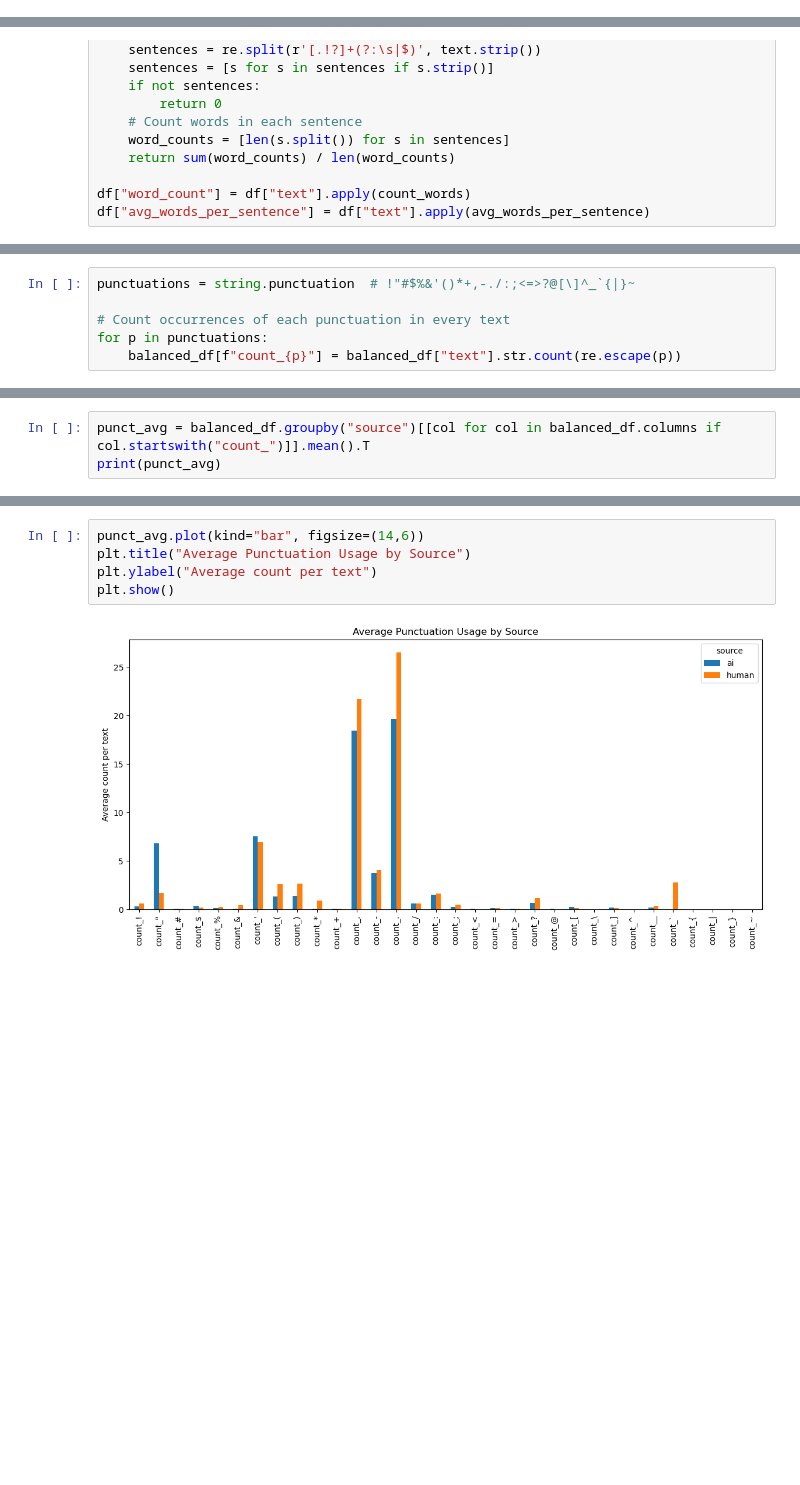
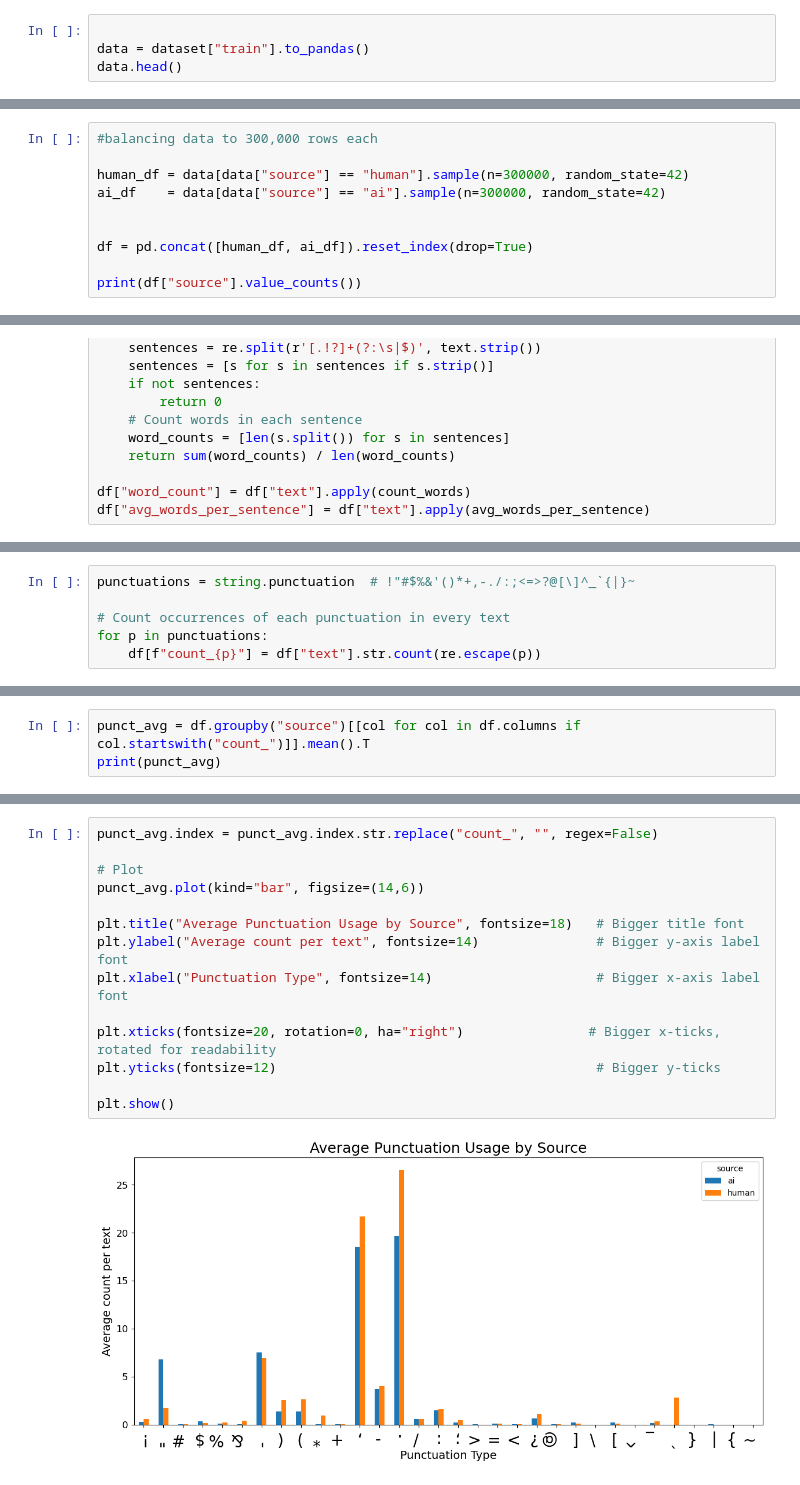
Before and after one commit to Dolev-Rapaport/ai_detection, a Jupyter notebook: main_notebook.ipynb, the cells around one changed output, grey strips where cells are left out. Drawn from its saved outputs; the diff is of its cells as text; blank space fills up the shorter version.

```diff
--- a/main_notebook.ipynb
+++ b/main_notebook.ipynb
@@ -77,0 +47,4 @@ Name: count, dtype: int64
+# %%
+
+data = dataset["train"].to_pandas()
+data.head()
@@ -77,0 +83,10 @@ Name: count, dtype: int64
+# %%
+#balancing data to 300,000 rows each
+
+human_df = data[data["source"] == "human"].sample(n=300000, random_state=42)
+ai_df    = data[data["source"] == "ai"].sample(n=300000, random_state=42)
+
+
+df = pd.concat([human_df, ai_df]).reset_index(drop=True)
+
+print(df["source"].value_counts())
@@ -193,5 +203,5 @@ punctuations = string.punctuation  # !"#$%&'()*+,-./:;<=>?@[\]^_`{|}~
 
 # Count occurrences of each punctuation in every text
 for p in punctuations:
-    balanced_df[f"count_{p}"] = balanced_df["text"].str.count(re.escape(p))
+    df[f"count_{p}"] = df["text"].str.count(re.escape(p))
 # %%
@@ -217,7 +227,7 @@ count_|    13480     9867
 count_}     8302     7101
 count_~     3603     8391
 # %%
-punct_avg = balanced_df.groupby("source")[[col for col in balanced_df.columns if col.startswith("count_")]].mean().T
+punct_avg = df.groupby("source")[[col for col in df.columns if col.startswith("count_")]].mean().T
 print(punct_avg)
 # %% [output]
 source          ai      human
@@ -240,8 +260,17 @@ count_~   0.012010   0.027970
 # %%
+punct_avg.index = punct_avg.index.str.replace("count_", "", regex=False)
+
+# Plot
 punct_avg.plot(kind="bar", figsize=(14,6))
-plt.title("Average Punctuation Usage by Source")
-plt.ylabel("Average count per text")
+
+plt.title("Average Punctuation Usage by Source", fontsize=18)   # Bigger title font
+plt.ylabel("Average count per text", fontsize=14)               # Bigger y-axis label font
+plt.xlabel("Punctuation Type", fontsize=14)                     # Bigger x-axis label font
+
+plt.xticks(fontsize=20, rotation=0, ha="right")                # Bigger x-ticks, rotated for readability
+plt.yticks(fontsize=12)                                         # Bigger y-ticks
+
 plt.show()
 # %% [output]
-[figure, old version]
+[figure, new version]
 # %%
```
Also changed, not shown: parts of 37 cells of this notebook.
